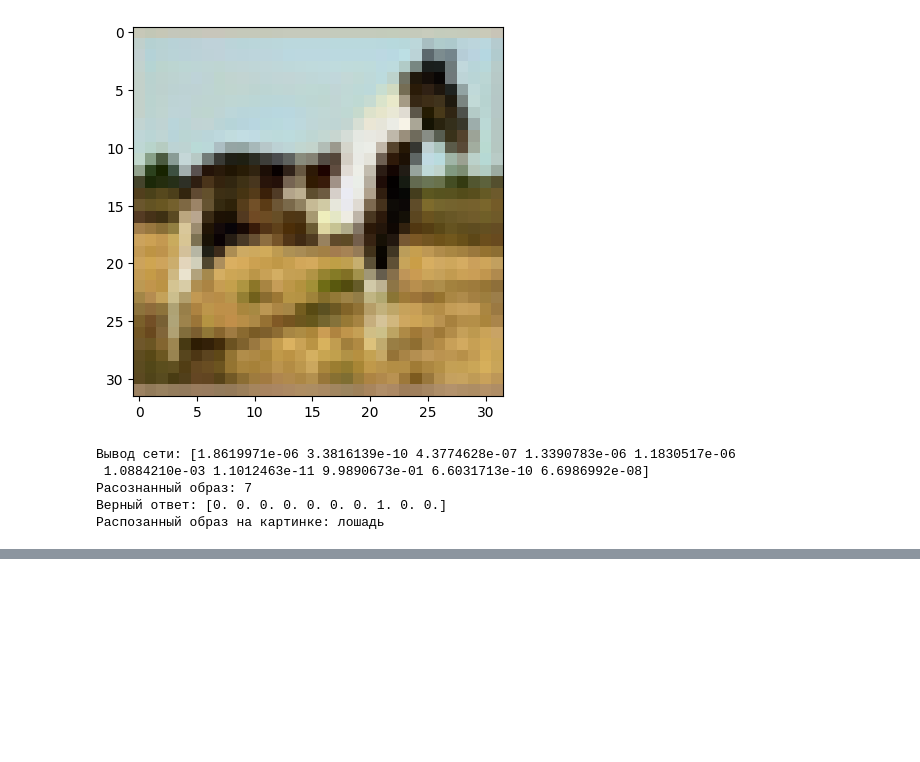
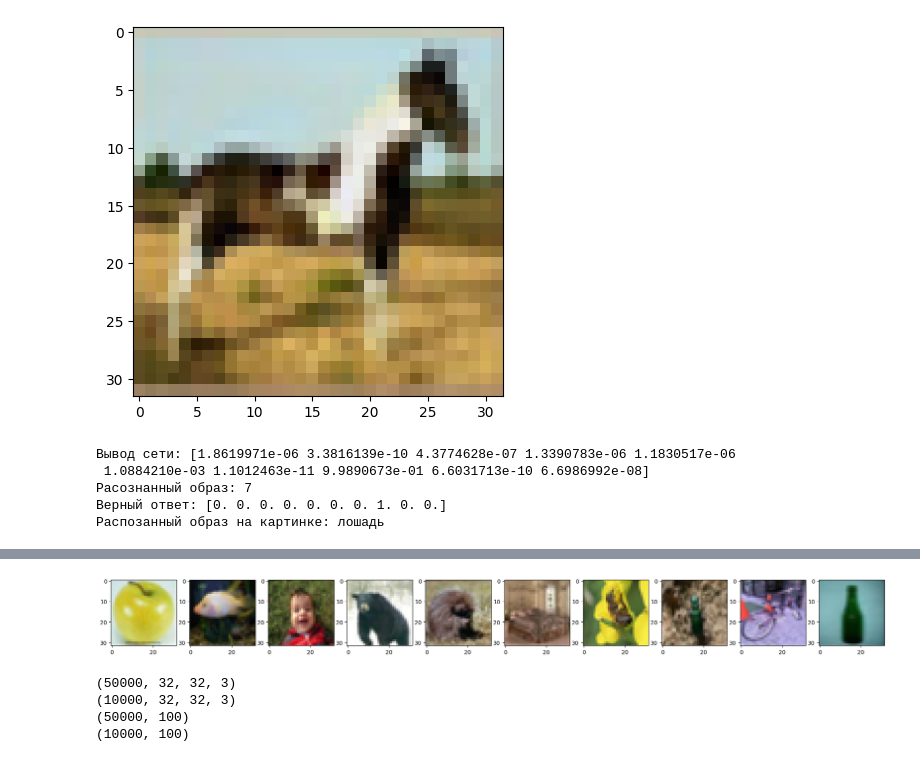
Before and after one commit to GubkinKirill/Cifar-10, a Jupyter notebook: cnn.ipynb, the cells around one changed output, grey strips where cells are left out. Cells and saved outputs as stored; diff of their text form; code cells hidden in the pictures; blank space fills up the shorter version.

```diff
--- a/cnn.ipynb
+++ b/cnn.ipynb
@@ -329,0 +353,6 @@ print(f'Распозанный образ на картинке: {classes[np.arg
+# %%
+prediction = model.predict(xTestReal10)
+for i in range(10):
+    print(f'Распознанный образ: {classes[np.argmax(prediction[i])]}')
+    print(f'Верный ответ: {classes[yTestReal10[i]]}')
+    print()
@@ -329,0 +377,2 @@ print(f'Распозанный образ на картинке: {classes[np.arg
+# %%
+(x_train100, y_train100), (x_test100, y_test100) = cifar100.load_data()
@@ -329,0 +382,10 @@ print(f'Распозанный образ на картинке: {classes[np.arg
+# %%
+fig, axs = plt.subplots(1, 10, figsize=(25, 3))
+for i in range(10):
+    label_indexes = np.where(y_train100==i)[0]
+    index = random.choice(label_indexes)
+    img = x_train100[index]
+    axs[i].imshow(Image.fromarray(img))
+plt.show()
+# %% [output]
+[figure, added]
@@ -329,0 +395,10 @@ print(f'Распозанный образ на картинке: {classes[np.arg
+# %%
+print(x_train100.shape)
+print(x_test100.shape)
+print(y_train100.shape)
+print(y_test100.shape)
+# %% [output]
+(50000, 32, 32, 3)
+(10000, 32, 32, 3)
+(50000, 100)
+(10000, 100)
```
Also changed, not shown: parts of 8 cells of this notebook, 3 other files.
